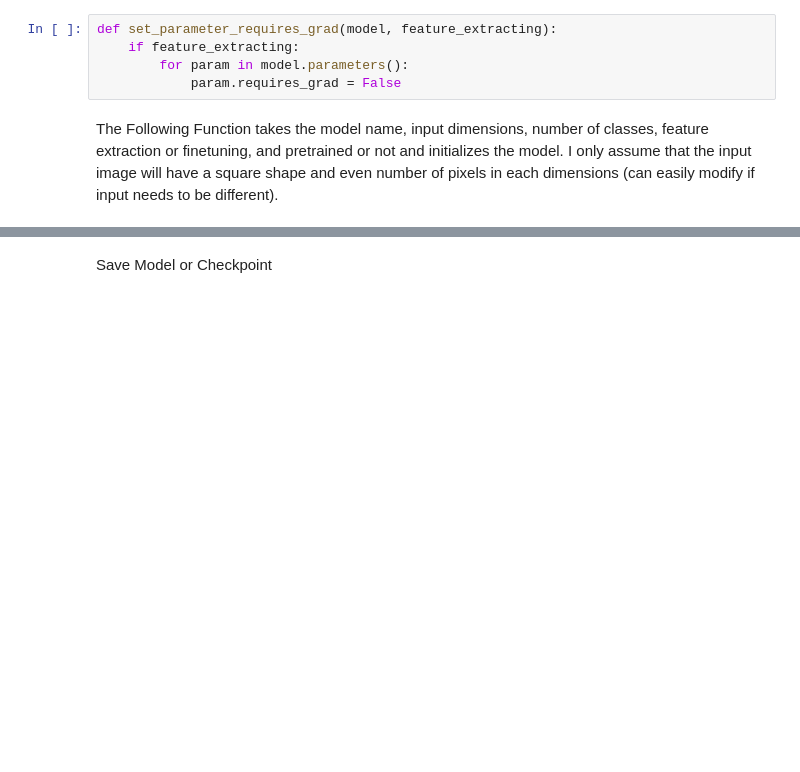
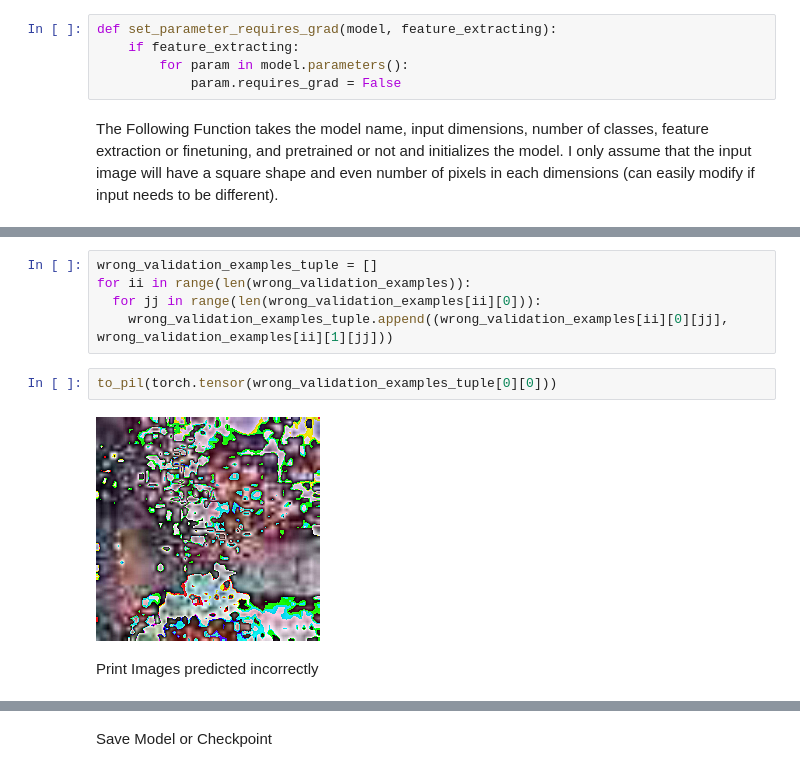
Before and after one commit to kkraoj/damaged_structures_detector, a Jupyter notebook: codes/Final Project.ipynb, the cells around one changed output, grey strips where cells are left out. Drawn from its saved outputs; the diff is of its cells as text; blank space fills up the shorter version.

```diff
--- a/codes/Final Project.ipynb
+++ b/codes/Final Project.ipynb
@@ -671,0 +794,11 @@ BATCH size | Time per 10 epochs
+# %%
+wrong_validation_examples_tuple = []
+for ii in range(len(wrong_validation_examples)):
+  for jj in range(len(wrong_validation_examples[ii][0])):
+    wrong_validation_examples_tuple.append((wrong_validation_examples[ii][0][jj], wrong_validation_examples[ii][1][jj]))
+# %%
+to_pil(torch.tensor(wrong_validation_examples_tuple[0][0]))
+# %% [output]
+[figure, added]
+# %% [markdown]
+Print Images predicted incorrectly
```
Also changed, not shown: parts of 244 cells of this notebook, 4 other files.
